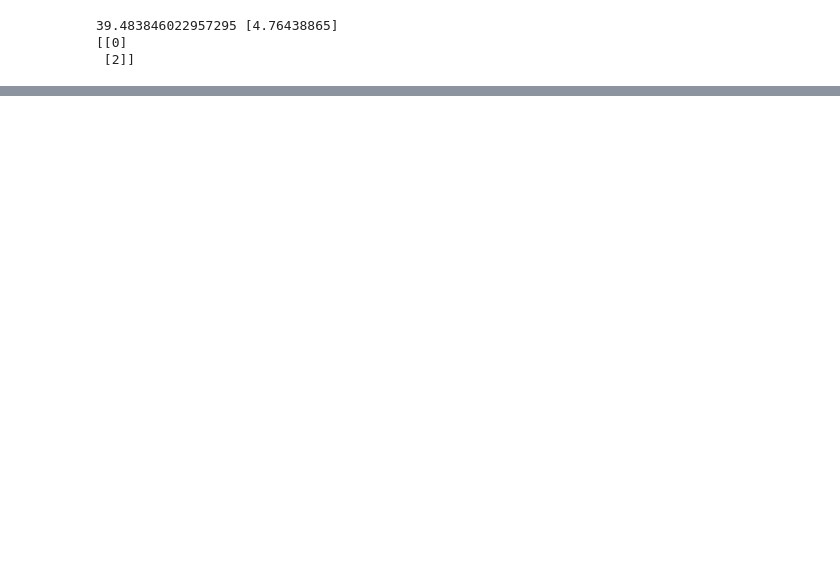
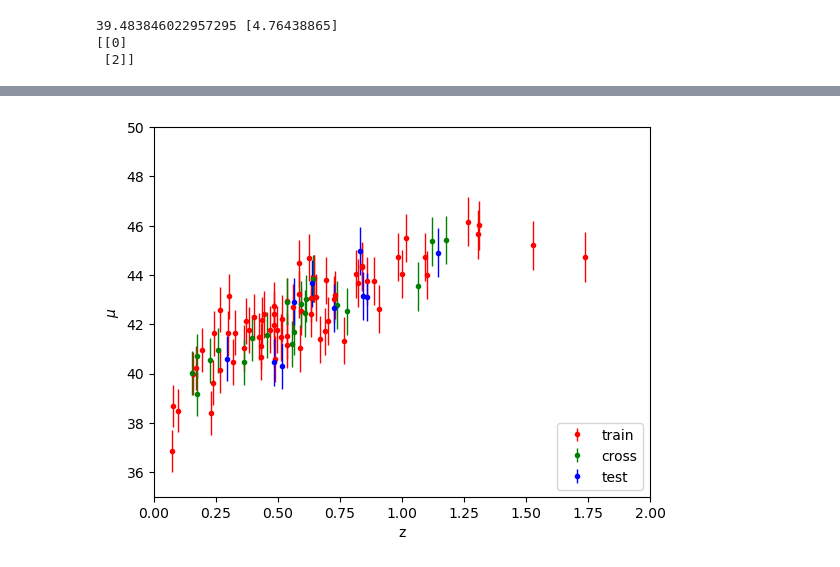
Before and after one commit to SimoneRestuccia/astrostatistics_bicocca_2024, a Jupyter notebook: working/L_17_01.ipynb, the cells around one changed output, grey strips where cells are left out. Drawn from its saved outputs; the diff is of its cells as text; code cells hidden in the pictures; blank space fills up the shorter version.

```diff
--- a/working/L_17_01.ipynb
+++ b/working/L_17_01.ipynb
@@ -68,0 +100,22 @@ plt.ylim(35,50)
+# %%
+idx = random.sample(range(0, len(z_sample)), 100)
+z_train = z_sample[idx[:70]].reshape(70, 1)
+mu_train = mu_sample[idx[:70]]
+dmu_train = dmu[idx[:70]]
+z_cross = z_sample[idx[70:90]].reshape(20, 1)
+mu_cross = mu_sample[idx[70:90]]
+dmu_cross = dmu[idx[70:90]]
+z_test = z_sample[idx[90:]].reshape(10, 1)
+mu_test = mu_sample[idx[90:]]
+dmu_test = dmu[idx[90:]]
+# %%
+plt.errorbar(z_train, mu_train, dmu_train, fmt='.r', ecolor='red', lw=1,label='train')
+plt.errorbar(z_cross, mu_cross, dmu_cross, fmt='.g', ecolor='green', lw=1,label='cross')
+plt.errorbar(z_test, mu_test, dmu_test, fmt='.b', ecolor='blue', lw=1,label='test')
+plt.xlabel("z")
+plt.ylabel("$\mu$")
+plt.legend(loc='lower right')
+plt.xlim(0,2)
+plt.ylim(35,50);
+# %% [output]
+[figure, added]
```
Also changed, not shown: parts of 10 cells of this notebook, 1 other file.
